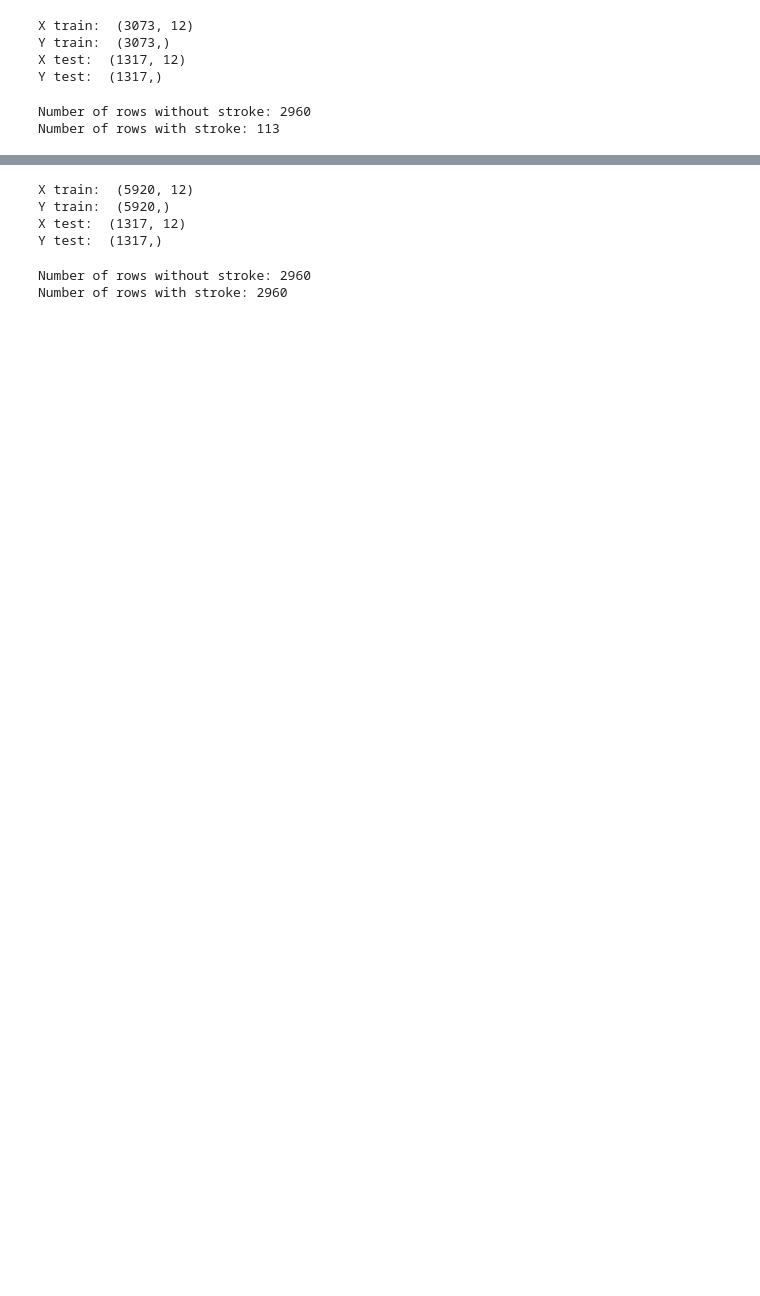
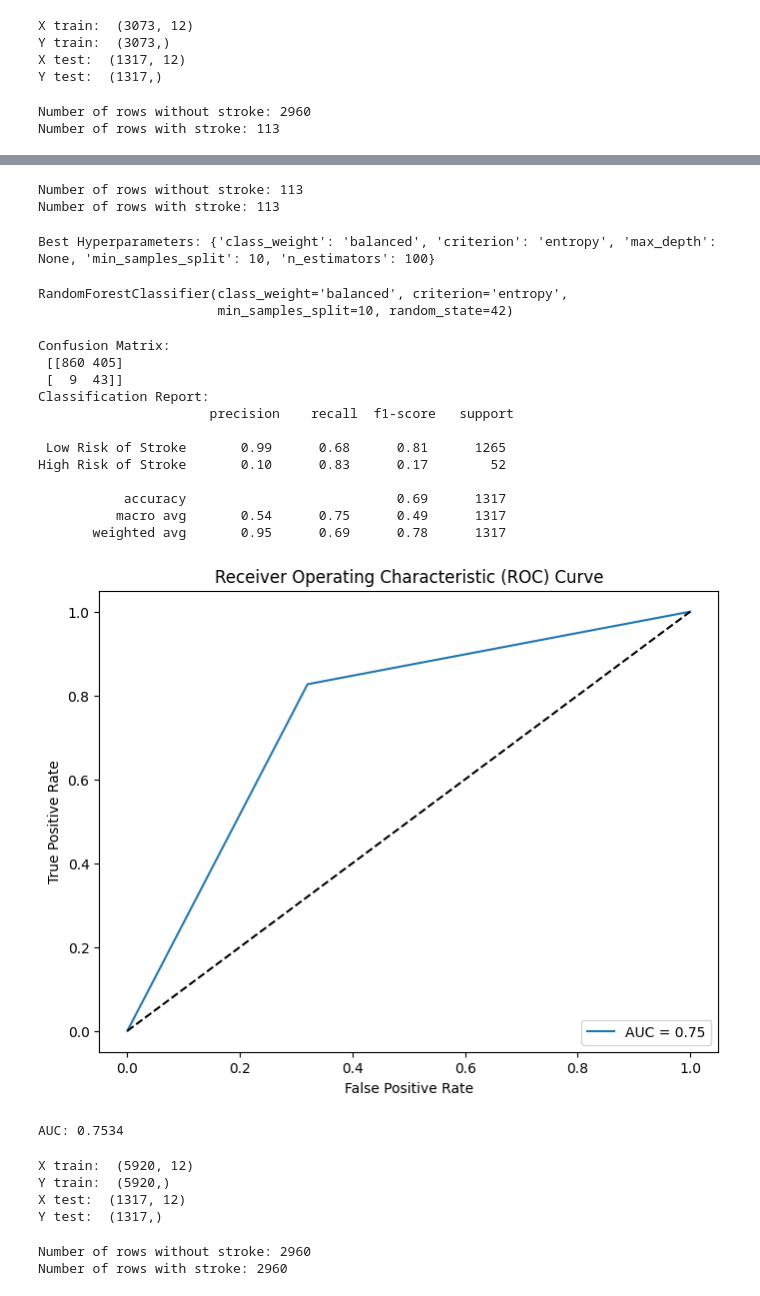
Before and after one commit to WSNekoWay/AI_ALP_Bryan---Hans, a Jupyter notebook: random_forest_stroke.ipynb, the cells around one changed output, grey strips where cells are left out. Saved outputs shown, nothing was run; the diff lists cells and outputs as text; code cells hidden in the pictures; blank space fills up the shorter version.

```diff
--- a/random_forest_stroke.ipynb
+++ b/random_forest_stroke.ipynb
@@ -289,3 +368,6 @@ print("Number of rows with stroke:", stroke_positive)
 # %% [output]
 Number of rows without stroke: 2960
 Number of rows with stroke: 113
+# %%
+rus  = RandomUnderSampler(sampling_strategy='auto', random_state=42)
+X_train_rus, y_train_rus = rus.fit_resample(X_train, y_train)
@@ -292 +384,77 @@ Number of rows with stroke: 113
+# %%
+stroke_negative = (y_train_rus == 0).sum()
+
+print("Number of rows without stroke:", stroke_negative)
+
+stroke_positive = (y_train_rus == 1).sum()
+
+print("Number of rows with stroke:", stroke_positive)
+# %% [output]
+Number of rows without stroke: 113
+Number of rows with stroke: 113
+# %%
+best_params = None
+
+param_grid = {
+    'n_estimators': [50, 100, 200],
+    'max_depth': [None, 10, 20],
+    'min_samples_split': [2, 5, 10],
+    'criterion': ['gini', 'entropy'],
+    'class_weight': [None, 'balanced']
+}
+
+model = RandomForestClassifier(random_state=42)
+grid_search = GridSearchCV(estimator=model, param_grid=param_grid, scoring='f1_weighted', cv=10, n_jobs=-1)
+
+grid_search.fit(X_train, y_train)
+
+best_params = grid_search.best_params_
+
+print("Best Hyperparameters:", best_params)
+
+final_model = RandomForestClassifier(n_estimators=best_params['n_estimators'], max_depth=best_params['max_depth'], min_samples_split=best_params['min_samples_split'], criterion=best_params['criterion'], class_weight=best_params['class_weight'], random_state=42)
+final_model.fit(X_train_rus, y_train_rus)
+# %% [output]
+Best Hyperparameters: {'class_weight': 'balanced', 'criterion': 'entropy', 'max_depth': None, 'min_samples_split': 10, 'n_estimators': 100}
+RandomForestClassifier(class_weight='balanced', criterion='entropy',
+                       min_samples_split=10, random_state=42)
+# %%
+y_pred = final_model.predict(X_test)
+
+conf_matrix = confusion_matrix(y_test, y_pred)
+print("Confusion Matrix:\n", conf_matrix)
+
+class_names = ['Low Risk of Stroke', 'High Risk of Stroke']
+
+class_report = classification_report(y_test, y_pred, target_names=class_names)
+print("Classification Report:\n", class_report)
+
+fpr, tpr, thresholds = roc_curve(y_test, y_pred)
+roc_auc = roc_auc_score(y_test, y_pred)
+
+plt.figure(figsize=(8, 6))
+plt.plot(fpr, tpr, label=f'AUC = {roc_auc:.2f}')
+plt.plot([0, 1], [0, 1], 'k--')
+plt.xlabel('False Positive Rate')
+plt.ylabel('True Positive Rate')
+plt.title('Receiver Operating Characteristic (ROC) Curve')
+plt.legend(loc='lower right')
+plt.show()
+
+print(f"AUC: {roc_auc:.4f}")
+# %% [output]
+Confusion Matrix:
+ [[860 405]
+ [  9  43]]
+Classification Report:
+                      precision    recall  f1-score   support
+
+ Low Risk of Stroke       0.99      0.68      0.81      1265
+High Risk of Stroke       0.10      0.83      0.17        52
+
+           accuracy                           0.69      1317
+          macro avg       0.54      0.75      0.49      1317
+       weighted avg       0.95      0.69      0.78      1317
+[figure, added]
+AUC: 0.7534
 # %%
```
Also changed, not shown: parts of 19 cells of this notebook, 1 other file.
